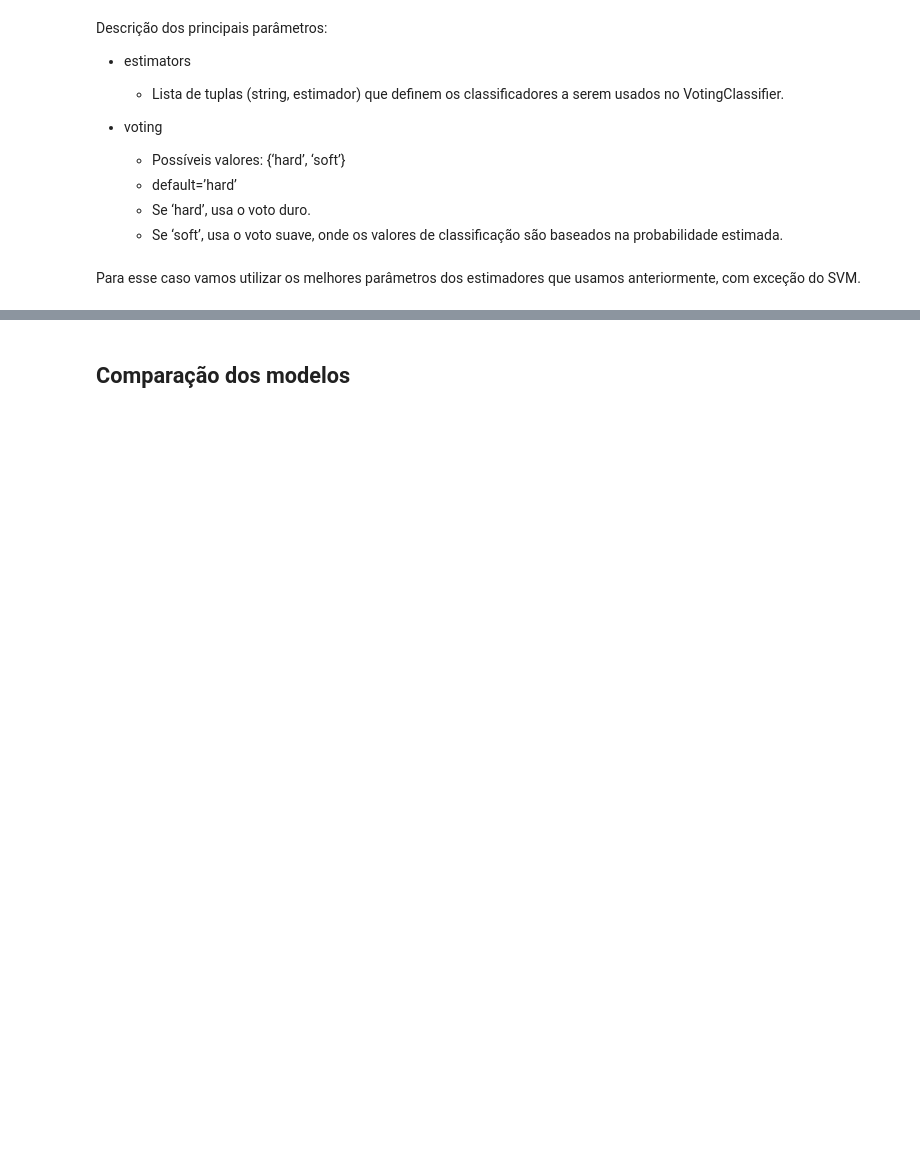
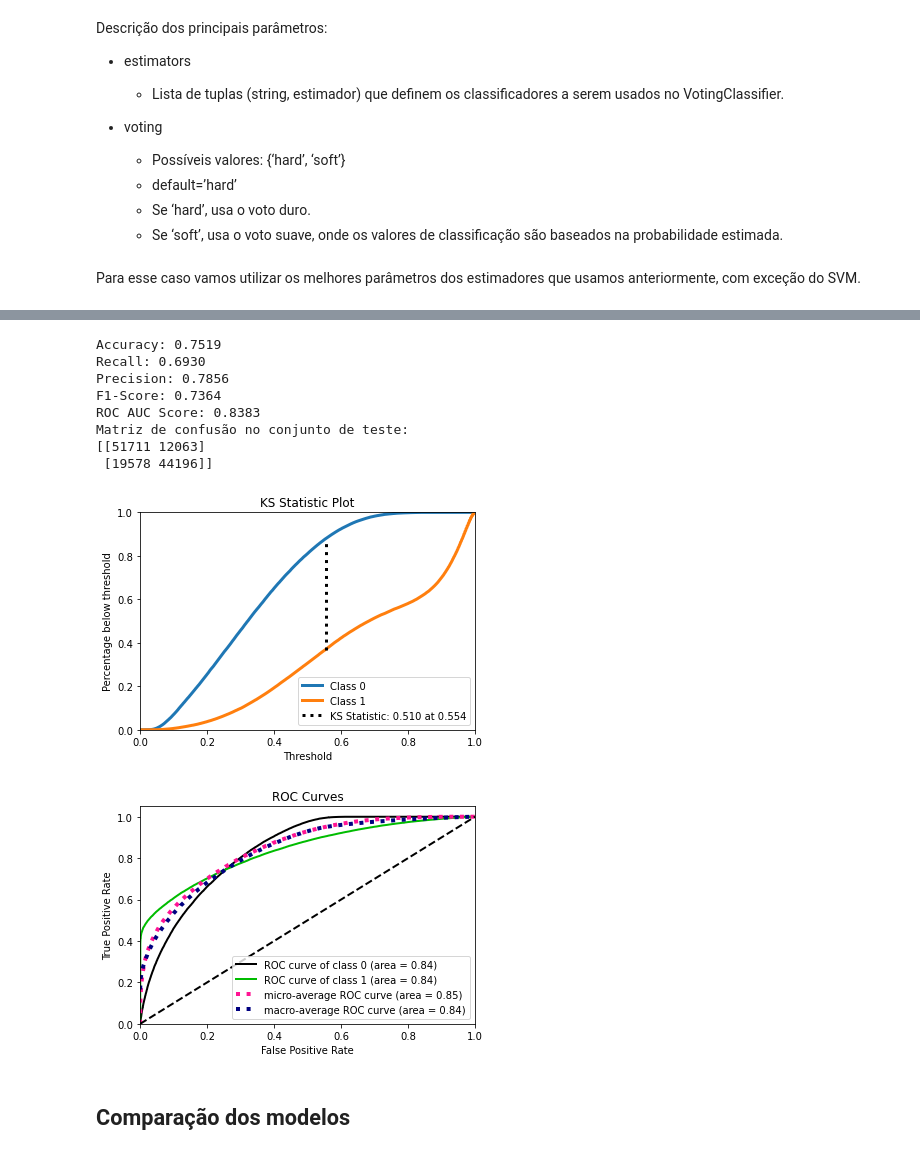
Before and after one commit to KilnerJhow/redes-neurais, a Jupyter notebook: projeto_redes_neurais.ipynb, the cells around one changed output, grey strips where cells are left out. Drawn from its saved outputs; the diff is of its cells as text; code cells hidden in the pictures; blank space fills up the shorter version.

Commit message:
Adicionado voting classifier

```diff
--- a/projeto_redes_neurais.ipynb
+++ b/projeto_redes_neurais.ipynb
@@ -1064,11 +1064,10 @@ Descrição dos principais parâmetros:
 # %% [markdown]
 Para esse caso vamos utilizar os melhores parâmetros dos estimadores que usamos anteriormente, com exceção do SVM.
 # %%
-# mlp_ens_voting_clf = MLPClassifier()
-# svc_ens_clf = SVC(probability=True)
-# gb_ens_clf = xgb.XGBClassifier()
-# rf_ens_clf = RandomForestClassifier()
+mlp_ens_voting_clf = MLPClassifier()
+gb_ens_clf = xgb.XGBClassifier()
+rf_ens_clf = RandomForestClassifier()
 
-# ens_clf = VotingClassifier([('mlp', mlp_ens_voting_clf), ('svc', svc_ens_clf), ('gb', gb_ens_clf), ('rf', rf_ens_clf)], voting='soft')
+ens_clf = VotingClassifier([('mlp', mlp_ens_voting_clf), ('gb', gb_ens_clf), ('rf', rf_ens_clf)], voting='soft')
 # %%
-# ens_clf.fit(X_train, y_train)
+ens_clf.fit(X_train, y_train)
@@ -1075,9 +1092,20 @@ Para esse caso vamos utilizar os melhores parâmetros dos estimadores que usamos
 # %%
-#y_pred_valid_ens_clf = ens_clf.predict(X_valid)
+y_pred_valid_ens_clf = ens_clf.predict(X_valid)
 # %%
-#y_pred_valid_proba_ens_clf = ens_clf.predict_proba(X_valid)
+y_pred_valid_proba_ens_clf = ens_clf.predict_proba(X_valid)
 # %%
-#print_metrics(y_valid, y_pred_valid_ens_clf, y_pred_valid_proba_ens_clf)
+print_metrics(y_valid, y_pred_valid_ens_clf, y_pred_valid_proba_ens_clf)
+# %% [output]
+Accuracy: 0.7519
+Recall: 0.6930
+Precision: 0.7856
+F1-Score: 0.7364
+ROC AUC Score: 0.8383
+Matriz de confusão no conjunto de teste:
+[[51711 12063]
+ [19578 44196]]
+[figure, added]
+[figure, added]
 # %% [markdown]
 ## Comparação dos modelos
 # %% [markdown]
```
Also changed, not shown: parts of 4 cells of this notebook.
